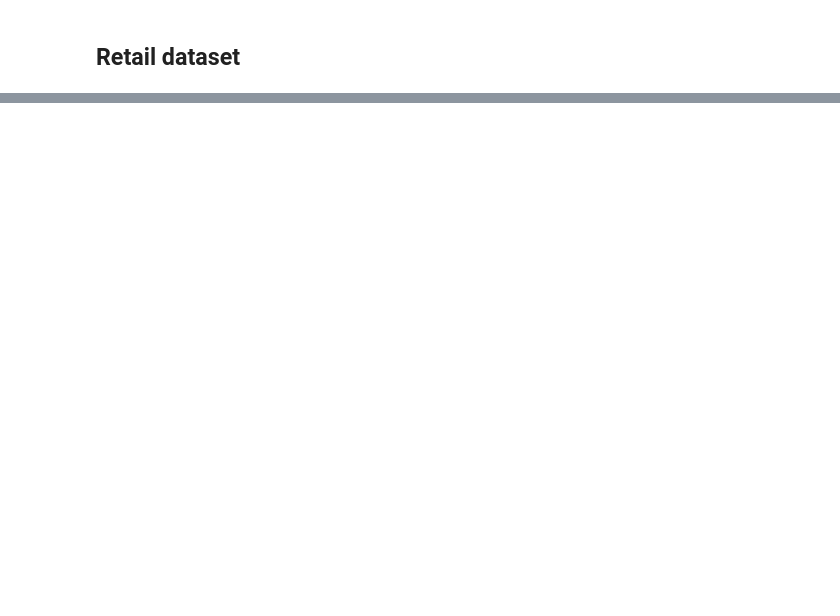
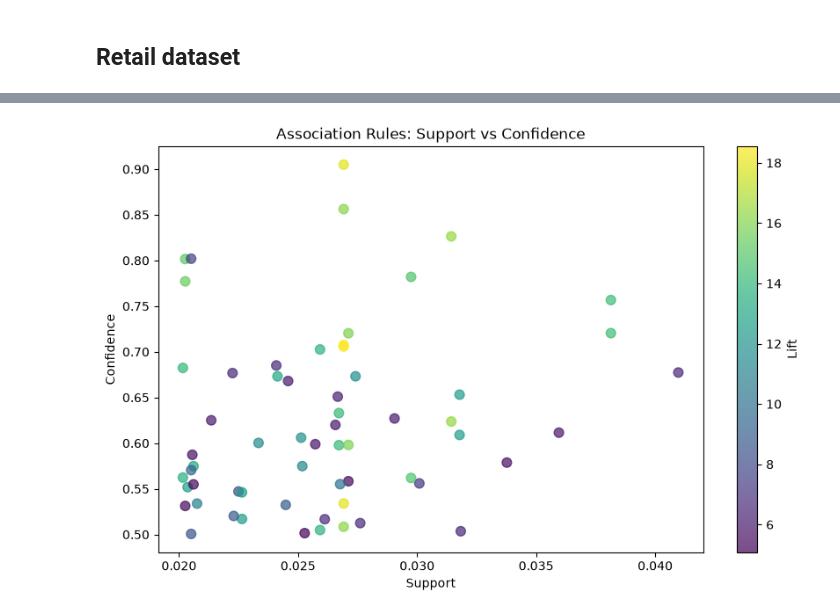
Before and after one commit to Gyrith/Machine-Learning-Models, a Jupyter notebook: Unsupervised Learning/Apriori – Association Rule Mining.ipynb, the cells around one changed output, grey strips where cells are left out. Cells and saved outputs as stored; diff of their text form; code cells hidden in the pictures; blank space fills up the shorter version.

```diff
--- a/Unsupervised Learning/Apriori – Association Rule Mining.ipynb
+++ b/Unsupervised Learning/Apriori – Association Rule Mining.ipynb
@@ -229,0 +325,8 @@ plt.show()
+# %%
+# initialize and fit encoder
+transaction_encoder = TransactionEncoder()
+
+te_array = transaction_encoder.fit(transactions).transform(transactions)
+# %%
+basket = pd.DataFrame(te_array,columns=transaction_encoder.columns_)
+basket.head()
@@ -229,0 +355,4 @@ plt.show()
+# %%
+# frequent items
+frequent_itemsets = apriori(basket,min_support=0.02,use_colnames=True)
+frequent_itemsets.head(10)
@@ -229,0 +389,3 @@ plt.show()
+# %%
+rules = association_rules(frequent_itemsets,metric="confidence",min_threshold=0.5)
+rules.head(10)
@@ -229,0 +432,12 @@ plt.show()
+# %%
+plt.figure(figsize=(10, 6))
+
+scatter = plt.scatter(rules['support'],rules['confidence'],c=rules['lift'],cmap='viridis',s=60,alpha=0.7)
+
+plt.colorbar(scatter, label='Lift')
+plt.xlabel('Support')
+plt.ylabel('Confidence')
+plt.title('Association Rules: Support vs Confidence')
+plt.show()
+# %% [output]
+[figure, added]
```
Also changed, not shown: parts of 33 cells of this notebook, 1 other file.
